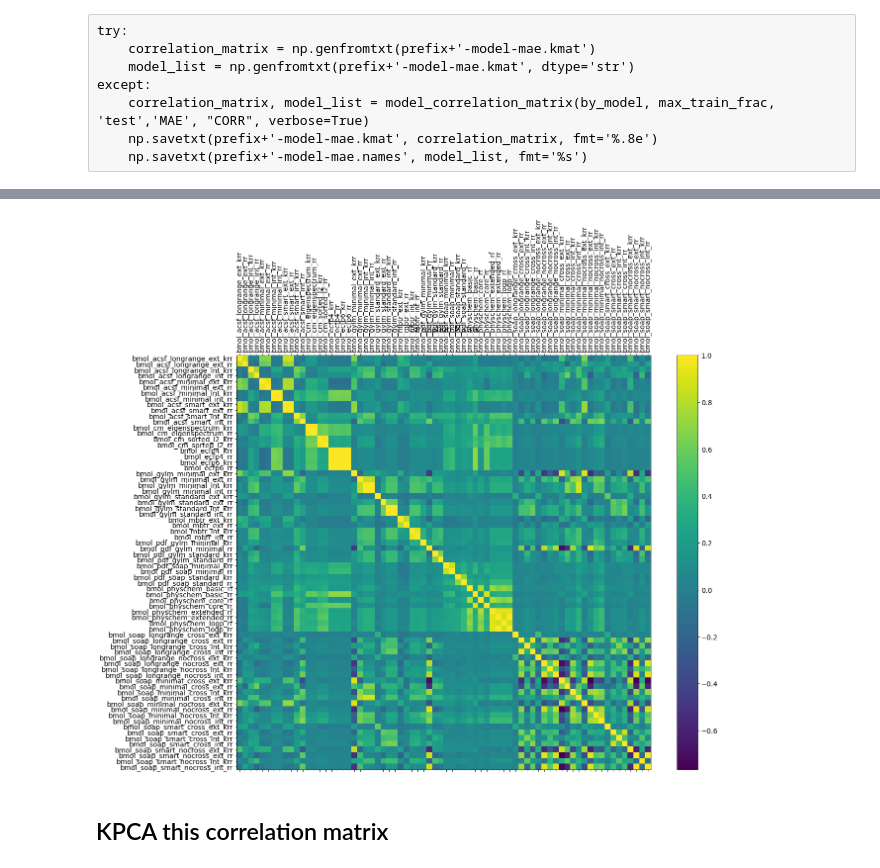
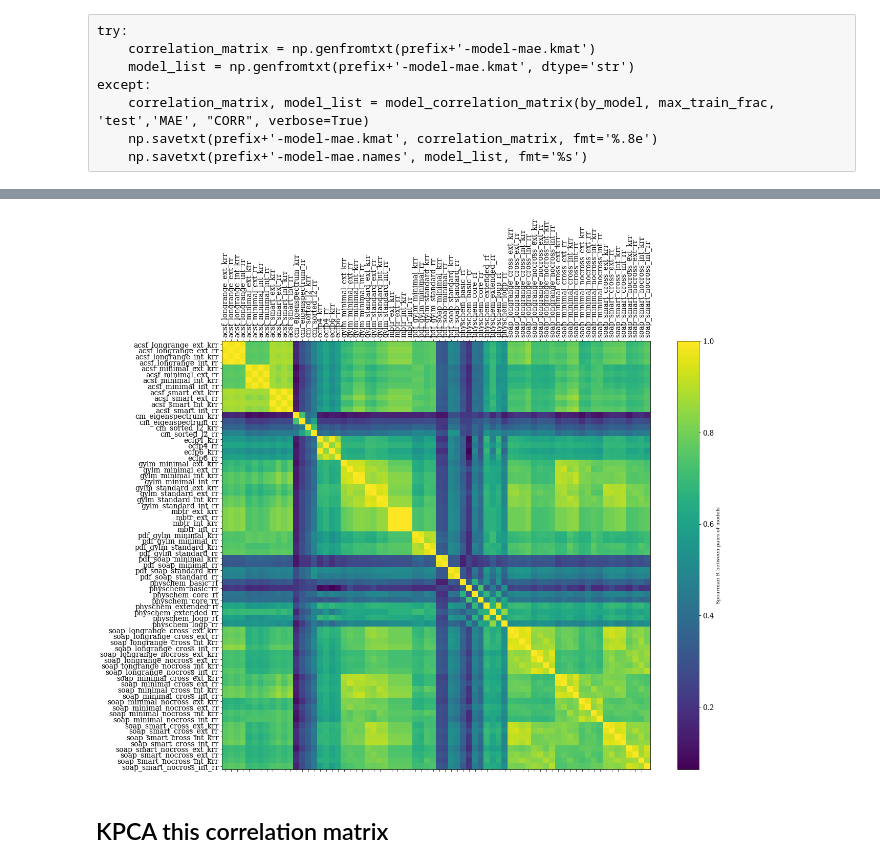
Before and after one commit to capoe/benchml, a Jupyter notebook: analysis-kit/analysis.ipynb, the cells around one changed output, grey strips where cells are left out. Cells and saved outputs as stored; diff of their text form; code cells hidden in the pictures.

```diff
--- a/analysis-kit/analysis.ipynb
+++ b/analysis-kit/analysis.ipynb
@@ -51,7 +49,7 @@ bmol['soap'] = base2model(base2model(base2model(bmol_soap_base,['cross','nocross
 # %% [markdown]
 ## parse
 # %%
-prefix = 'qm7'
+prefix = 'aqsol'
 file_prefix = 'benchmark_'+prefix
 # %%
 by_model = parse(file_prefix+'.json.gz')
@@ -155,9 +127,9 @@ except:
 # %%
 try:
-    correlation_matrix = np.genfromtxt(prefix+'-model-mse.kmat')
-    model_list = np.genfromtxt(prefix+'-model-mse.kmat', dtype='str')
+    correlation_matrix = np.genfromtxt(prefix+'-model-y.kmat')
+    model_list = np.genfromtxt(prefix+'-model-y.kmat', dtype='str')
 except:
-    correlation_matrix, model_list = model_correlation_matrix(by_model, max_train_frac, 'test', 'MSE',
-                                                              "PearsonR", verbose=True)
-    np.savetxt(prefix+'-model-mse.kmat', correlation_matrix, fmt='%.8e')
-    np.savetxt(prefix+'-model-mse.names', model_list, fmt='%s')
+    correlation_matrix, model_list = model_correlation_matrix(by_model, max_train_frac, 'test', 'y',
+                                                              "SpearmanR", replica=None, verbose=True)
+    np.savetxt(prefix+'-model-y.kmat', correlation_matrix, fmt='%.8e')
+    np.savetxt(prefix+'-model-y.names', model_list, fmt='%s')
@@ -193,13 +154,19 @@ except:
 # %%
 f = plt.figure(figsize=(19, 15))
-plt.matshow(correlation_matrix, fignum=f.number)
-plt.xticks(range(correlation_matrix.shape[1]), by_model.keys(), fontsize=14, rotation=90)
-plt.yticks(range(correlation_matrix.shape[1]), by_model.keys(), fontsize=14)
+pmat = plt.matshow(correlation_matrix, fignum=f.number, cmap='viridis')
+
+annotate = list([ x[5:] for x in by_model.keys()])
+plt.xticks(range(correlation_matrix.shape[1]), annotate, fontsize=14, rotation=90)
+plt.yticks(range(correlation_matrix.shape[1]), annotate, fontsize=14)
+
 cb = plt.colorbar()
 cb.ax.tick_params(labelsize=14)
-plt.title('Correlation Matrix', fontsize=16);
+cb.set_label('Spearman R between pairs of models')
+#plt.title('Correlation Matrix', fontsize=16);
+
+f.savefig(file_prefix+'-model-Rmatrix.pdf')
 # %% [output]
-[figure, old version]
+[figure, new version]
 # %% [markdown]
 ## KPCA this correlation matrix
 # %%
```
Also changed, not shown: parts of 30 cells of this notebook.
